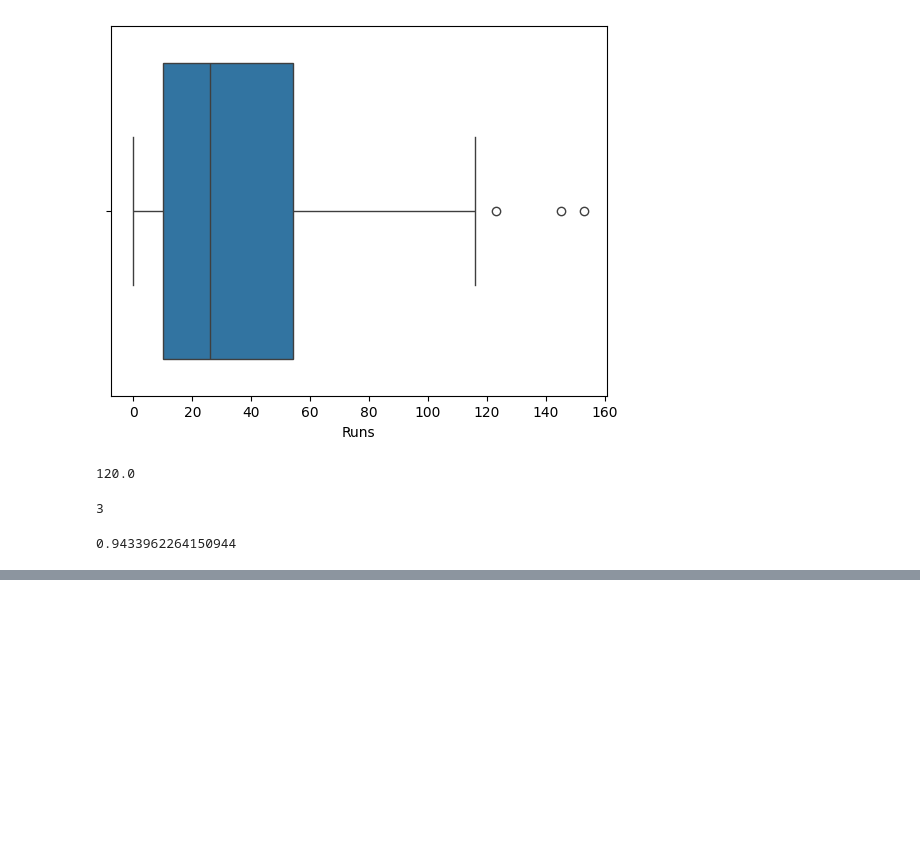
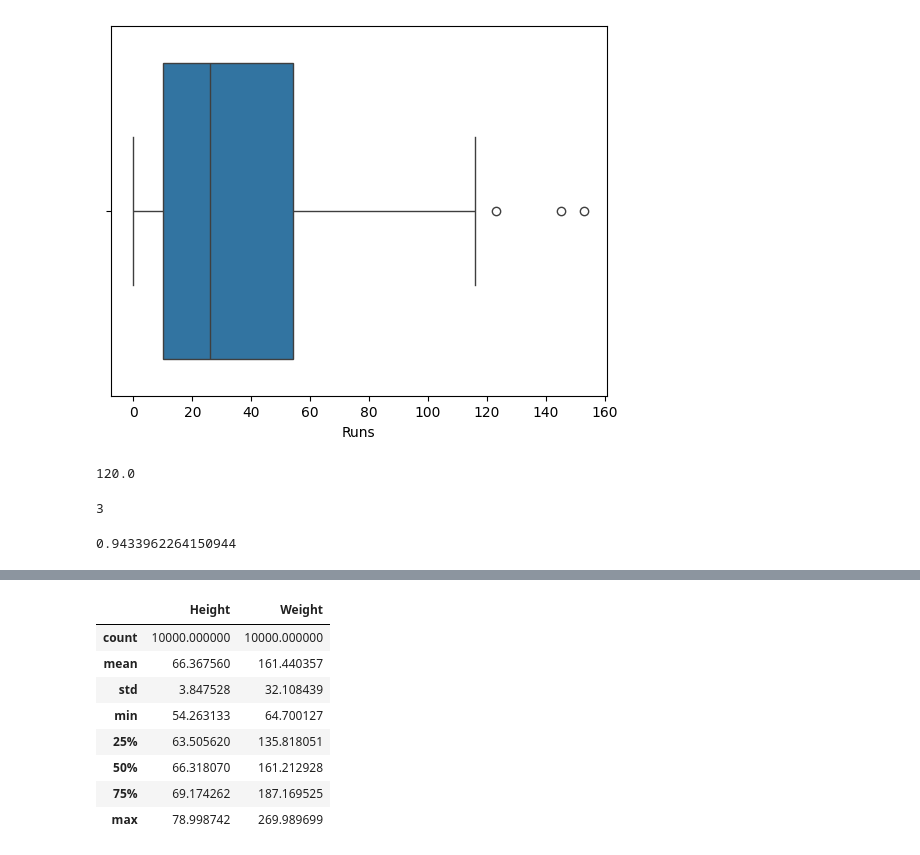
Before and after one commit to anamalamurali/pythonlearning, a Jupyter notebook: DAV2.ipynb, the cells around one changed output, grey strips where cells are left out. Drawn from its saved outputs; the diff is of its cells as text; code cells hidden in the pictures; blank space fills up the shorter version.

```diff
--- a/DAV2.ipynb
+++ b/DAV2.ipynb
@@ -605,0 +641,12 @@ len(outliers_dravid) * 100 /len(dravid)
+# %%
+df_hw.describe()
+# %% [output]
+|  | Height | Weight |
+| count | 10000.000000 | 10000.000000 |
+| mean | 66.367560 | 161.440357 |
+| std | 3.847528 | 32.108439 |
+| min | 54.263133 | 64.700127 |
+| 25% | 63.505620 | 135.818051 |
+| 50% | 66.318070 | 161.212928 |
+| 75% | 69.174262 | 187.169525 |
+| max | 78.998742 | 269.989699 |
```
Also changed, not shown: parts of 93 cells of this notebook.
